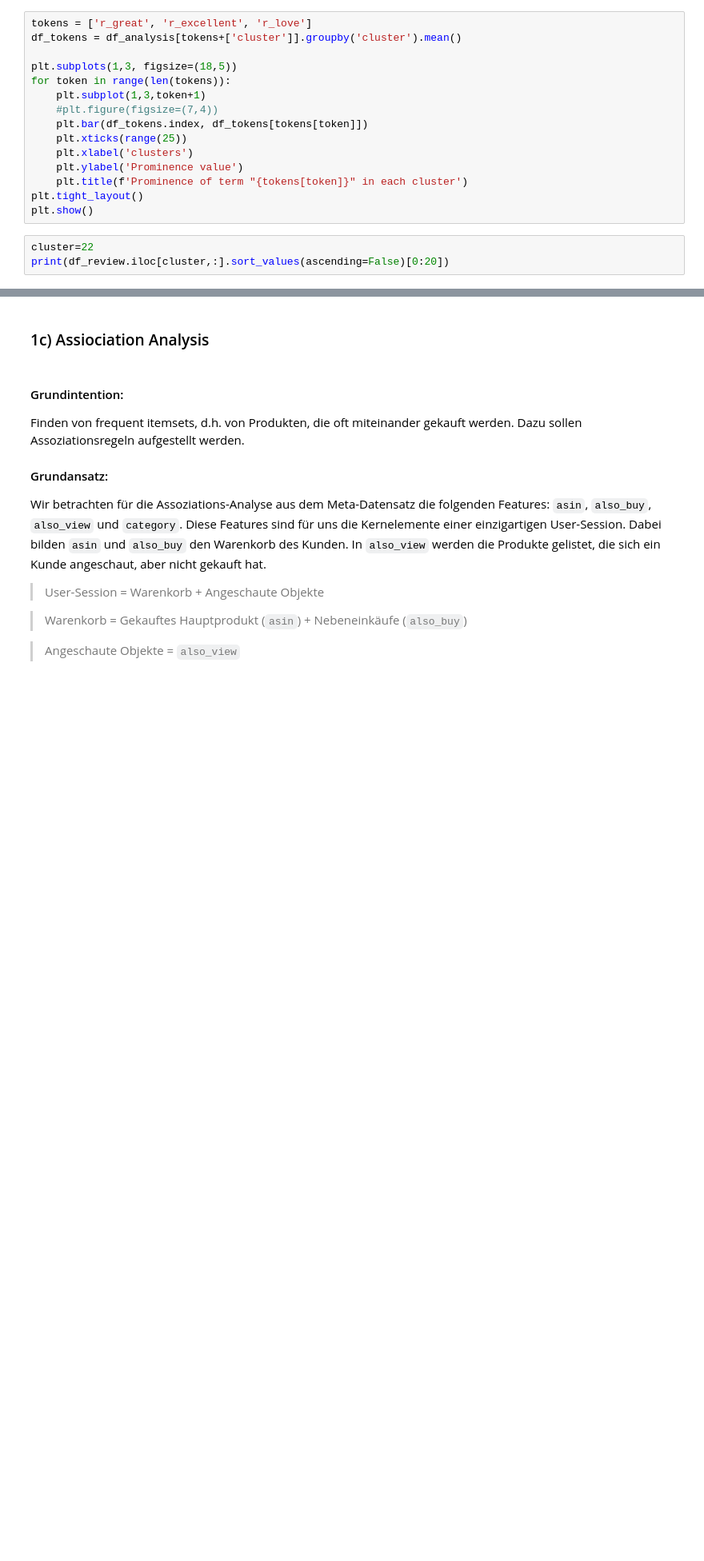
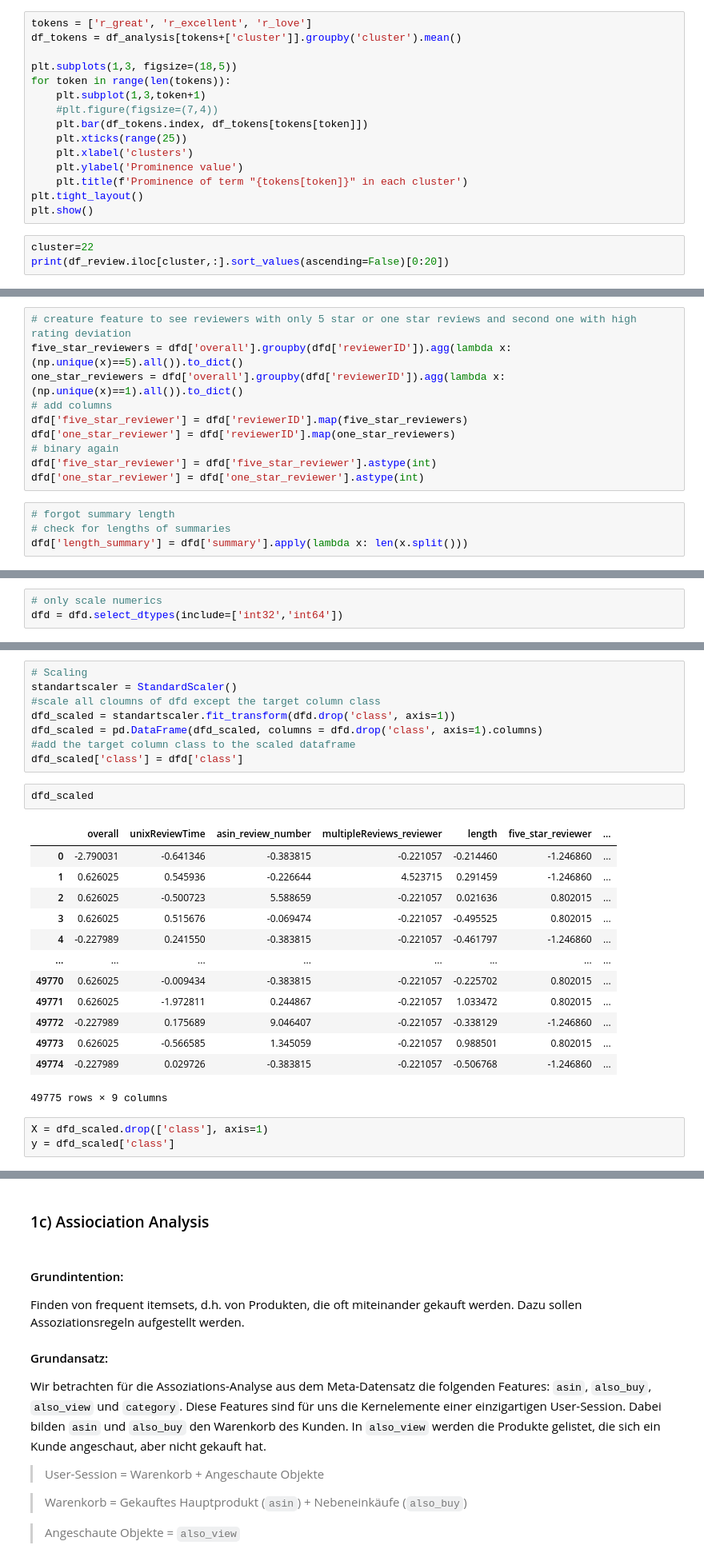
Before and after one commit to juliankulinsky/deep_learning, a Jupyter notebook: notebooks/deep_leaning_project.ipynb, the cells around one changed output, grey strips where cells are left out. Shown at 80% size. Cells and saved outputs as stored; diff of their text form; blank space fills up the shorter version.

Commit message:
Merge Calssification with external data

```diff
--- a/notebooks/deep_leaning_project.ipynb
+++ b/notebooks/deep_leaning_project.ipynb
@@ -1031,0 +1106,14 @@ print(df_review.iloc[cluster,:].sort_values(ascending=False)[0:20])
+# %%
+# creature feature to see reviewers with only 5 star or one star reviews and second one with high rating deviation
+five_star_reviewers = dfd['overall'].groupby(dfd['reviewerID']).agg(lambda x: (np.unique(x)==5).all()).to_dict()
+one_star_reviewers = dfd['overall'].groupby(dfd['reviewerID']).agg(lambda x: (np.unique(x)==1).all()).to_dict()
+# add columns
+dfd['five_star_reviewer'] = dfd['reviewerID'].map(five_star_reviewers)
+dfd['one_star_reviewer'] = dfd['reviewerID'].map(one_star_reviewers)
+# binary again
+dfd['five_star_reviewer'] = dfd['five_star_reviewer'].astype(int)
+dfd['one_star_reviewer'] = dfd['one_star_reviewer'].astype(int)
+# %%
+# forgot summary length
+# check for lengths of summaries
+dfd['length_summary'] = dfd['summary'].apply(lambda x: len(x.split()))
@@ -1031,0 +1123,3 @@ print(df_review.iloc[cluster,:].sort_values(ascending=False)[0:20])
+# %%
+# only scale numerics
+dfd = dfd.select_dtypes(include=['int32','int64'])
@@ -1031,0 +1145,27 @@ print(df_review.iloc[cluster,:].sort_values(ascending=False)[0:20])
+# %%
+# Scaling
+standartscaler = StandardScaler()
+#scale all cloumns of dfd except the target column class
+dfd_scaled = standartscaler.fit_transform(dfd.drop('class', axis=1))
+dfd_scaled = pd.DataFrame(dfd_scaled, columns = dfd.drop('class', axis=1).columns)
+#add the target column class to the scaled dataframe
+dfd_scaled['class'] = dfd['class']
+# %%
+dfd_scaled
+# %% [output]
+|  | overall | unixReviewTime | asin_review_number | multipleReviews_reviewer | length | five_star_reviewer | ... |
+| 0 | -2.790031 | -0.641346 | -0.383815 | -0.221057 | -0.214460 | -1.246860 | ... |
+| 1 | 0.626025 | 0.545936 | -0.226644 | 4.523715 | 0.291459 | -1.246860 | ... |
+| 2 | 0.626025 | -0.500723 | 5.588659 | -0.221057 | 0.021636 | 0.802015 | ... |
+| 3 | 0.626025 | 0.515676 | -0.069474 | -0.221057 | -0.495525 | 0.802015 | ... |
+| 4 | -0.227989 | 0.241550 | -0.383815 | -0.221057 | -0.461797 | -1.246860 | ... |
+| ... | ... | ... | ... | ... | ... | ... | ... |
+| 49770 | 0.626025 | -0.009434 | -0.383815 | -0.221057 | -0.225702 | 0.802015 | ... |
+| 49771 | 0.626025 | -1.972811 | 0.244867 | -0.221057 | 1.033472 | 0.802015 | ... |
+| 49772 | -0.227989 | 0.175689 | 9.046407 | -0.221057 | -0.338129 | -1.246860 | ... |
+| 49773 | 0.626025 | -0.566585 | 1.345059 | -0.221057 | 0.988501 | 0.802015 | ... |
+| 49774 | -0.227989 | 0.029726 | -0.383815 | -0.221057 | -0.506768 | -1.246860 | ... |
+49775 rows × 9 columns
+# %%
+X = dfd_scaled.drop(['class'], axis=1)
+y = dfd_scaled['class']
```
Also changed, not shown: parts of 37 cells of this notebook.
